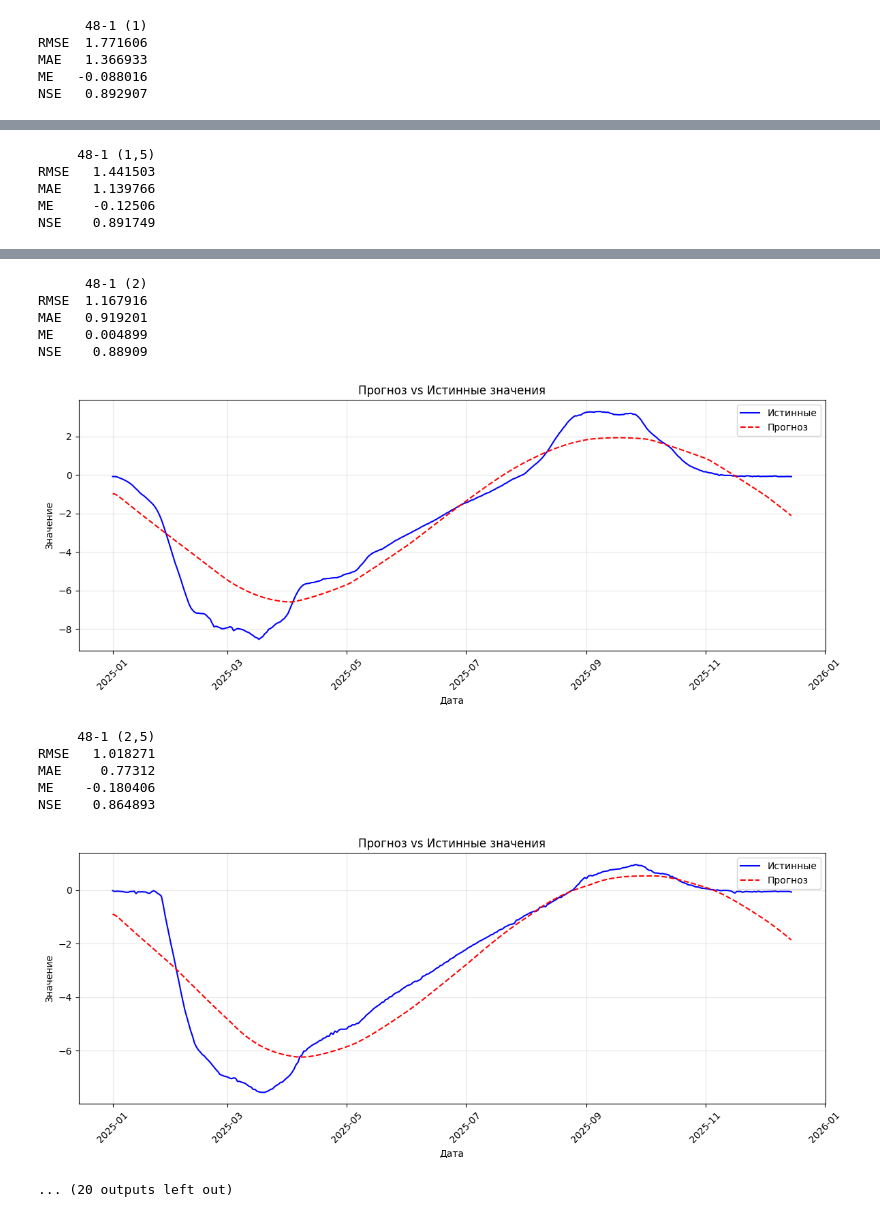
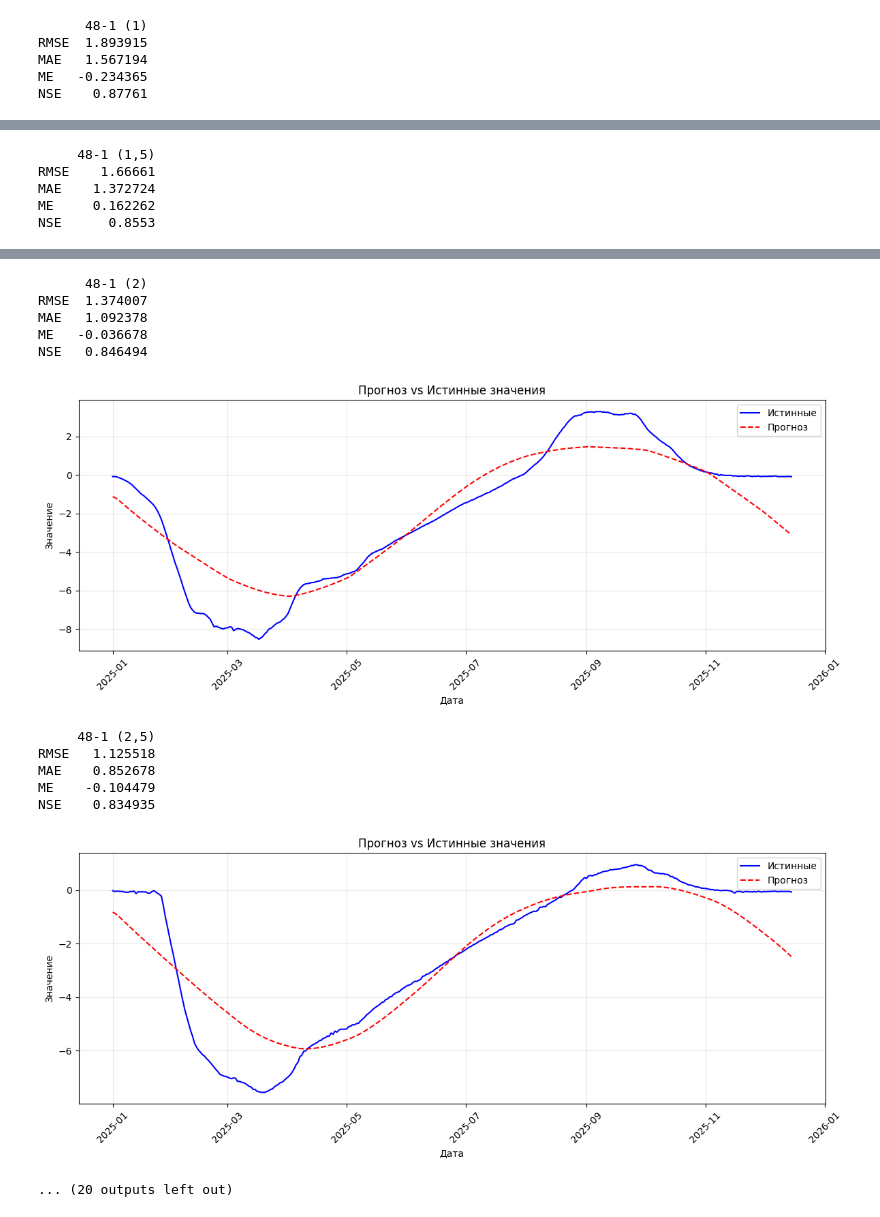
Before and after one commit to mefodyvaulin/ml-salekhard, a Jupyter notebook: rnn/gru_v1.ipynb, the cells around one changed output, grey strips where cells are left out. Saved outputs shown, nothing was run; the diff lists cells and outputs as text; code cells hidden in the pictures.

```diff
--- a/rnn/gru_v1.ipynb
+++ b/rnn/gru_v1.ipynb
@@ -84,9 +88,9 @@ X_val, y_val = create_sequences(val_scaled, target_start_index, lags_length)
 X_full_train, y_full_train = create_sequences(full_train_scaled, target_start_index, lags_length)
 # %%
 batch_size = 64
-train_loader = DataLoader(TensorDataset(X_train, y_train), batch_size=batch_size)
-val_loader = DataLoader(TensorDataset(X_val, y_val), batch_size=batch_size)
-full_train_loader = DataLoader(TensorDataset(X_full_train, y_full_train), batch_size=batch_size)
+train_loader = DataLoader(TensorDataset(X_train, y_train), batch_size=batch_size, shuffle=False)
+val_loader = DataLoader(TensorDataset(X_val, y_val), batch_size=batch_size, shuffle=False)
+full_train_loader = DataLoader(TensorDataset(X_full_train, y_full_train), batch_size=batch_size, shuffle=False)
 # %%
 val_future_features_tensor = torch.tensor(
     val_scaled[lags_length:, :len(features_cols)],
@@ -98,12 +102,13 @@ output_size = len(target_cols)
 criterion = nn.MSELoss()
 
 def objective(trial):
+    set_seed(SEED + trial.number)
     hidden_size = trial.suggest_int('hidden_size', 16, 160, step=16)
     num_layers = trial.suggest_int('num_layers', 2, 5)
     dropout = trial.suggest_float('dropout', 0.1, 0.5)
 
-    lr = trial.suggest_float('lr', 1e-5, 1e-2, log=True)
-    weight_decay = trial.suggest_float('weight_decay', 1e-5, 1e-2, log=True)
+    lr = trial.suggest_float('lr', 1e-5, 1e-3, log=True)
+    weight_decay = trial.suggest_float('weight_decay', 1e-6, 1e-3, log=True)
 
     model_trial = RNNRegressor(
         input_size,
@@ -132,18 +137,20 @@ def objective(trial):
         reg_type='l1',
         scheduler=scheduler,
         epochs=100,
-        max_epochs_no_improvement=10,
+        max_epochs_no_improvement=20,
         device=device,
         verbose=False
     )
 
-    trial.set_user_attr('total_epochs', len(history['val_rmse']) - 1)
+    trial.set_user_attr('best_epoch', history['best_epoch'])
+    trial.set_user_attr('total_epochs', len(history['val_rmse']))
 
-    best_val_rmse = min(history['val_rmse'])
+    best_val_rmse = float(history['best_val_rmse'][-1])
     return best_val_rmse
 
-study = optuna.create_study(direction='minimize')
-study.optimize(objective, n_trials=15)
+sampler = optuna.samplers.TPESampler(seed=SEED)
+study = optuna.create_study(direction='minimize', sampler=sampler)
+study.optimize(objective, n_trials=20)
 
 print('Лучшие параметры: ', study.best_params)
 print('Количество эпох в лучшем запуске: ', study.best_trial.user_attrs['total_epochs'])
@@ -165,5 +177,6 @@ Early stopping on 22 epoch
 # %%
 #input_size = full_train_scaled.shape[1]
+set_seed(SEED)
 model = RNNRegressor(
     input_size=input_size,
     hidden_size=study.best_params['hidden_size'],
@@ -192,8 +205,8 @@ model, _ = train_rnn_recursive(
     train_loader=train_loader,
     reg_type='l1',
     scheduler=scheduler,
-    epochs=study.best_trial.user_attrs['total_epochs'],
-    max_epochs_no_improvement=10,
+    epochs=study.best_trial.user_attrs['best_epoch'],
+    max_epochs_no_improvement=20,
     device=device,
     verbose=True
 )
@@ -224,9 +239,7 @@ torch.save(model.state_dict(), weights_path)
-# %%
-model = torch.load(model_path, weights_only=False)
 # %%
 test_start = df_train_full[-lags_length:]
 
-y_pred = get_full_predict(
+y_pred = predict_recursive(
     model=model,
     df_test=df_test,
     test_start=test_start,
@@ -268,5 +281,5 @@ NSE    0.898846
       48-1 (1)
-RMSE  1.771606
-MAE   1.366933
-ME   -0.088016
-NSE   0.892907
+RMSE  1.893915
+MAE   1.567194
+ME   -0.234365
+NSE    0.87761
@@ -274,5 +287,5 @@ NSE   0.892907
      48-1 (1,5)
-RMSE   1.441503
-MAE    1.139766
-ME     -0.12506
-NSE    0.891749
+RMSE    1.66661
+MAE    1.372724
+ME     0.162262
+NSE      0.8553
@@ -280,13 +293,13 @@ NSE    0.891749
       48-1 (2)
-RMSE  1.167916
-MAE   0.919201
-ME    0.004899
-NSE    0.88909
+RMSE  1.374007
+MAE   1.092378
+ME   -0.036678
+NSE   0.846494
-[figure, old version]
+[figure, new version]
      48-1 (2,5)
-RMSE   1.018271
-MAE     0.77312
-ME    -0.180406
-NSE    0.864893
+RMSE   1.125518
+MAE    0.852678
+ME    -0.104479
+NSE    0.834935
-[figure, old version]
+[figure, new version]
 ... (20 outputs left out)
```
Also changed, not shown: parts of 6 cells of this notebook, 14 other files.
